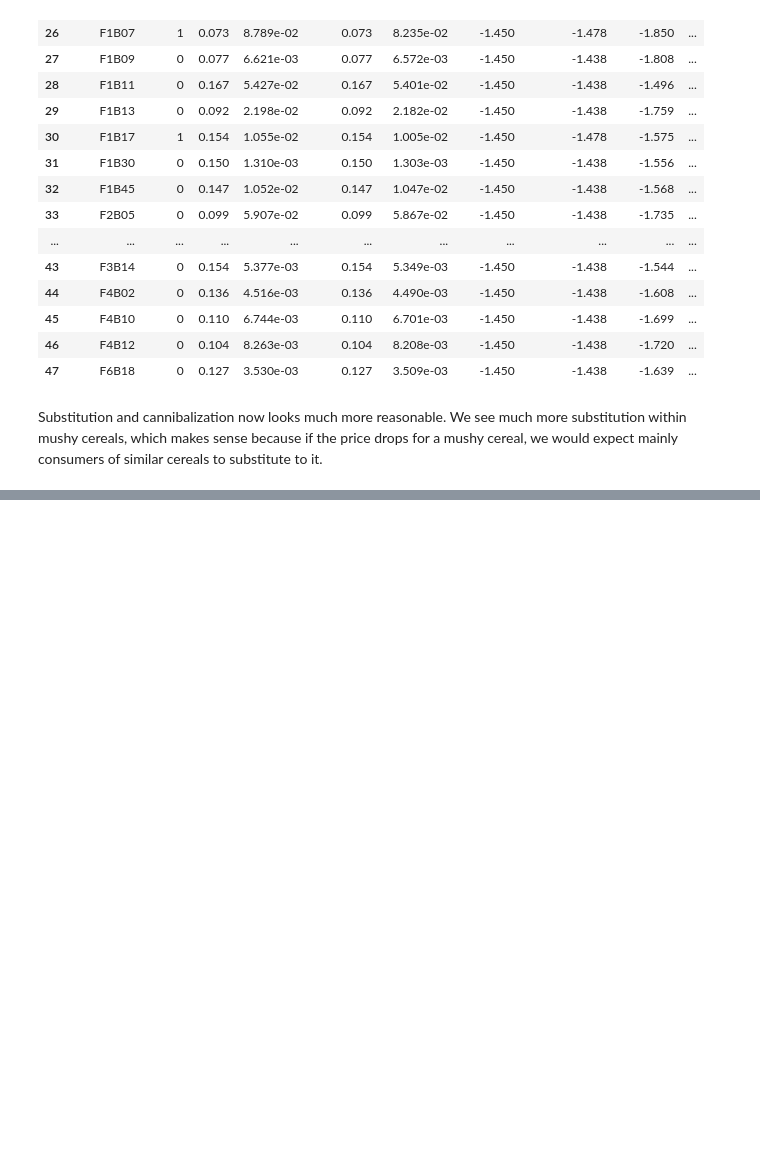
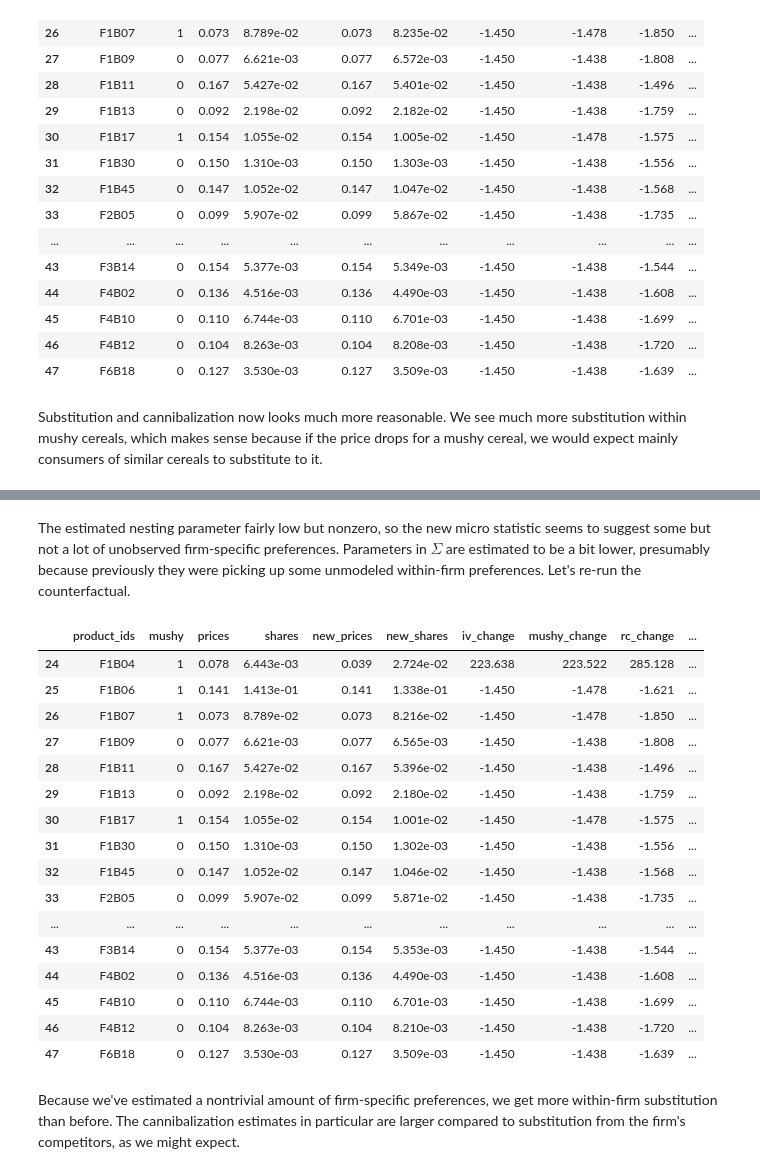
Before and after one commit to Mixtape-Sessions/Demand-Estimation, a Jupyter notebook: Exercises/Exercise-3/Solutions.ipynb, the cells around one changed output, grey strips where cells are left out. Drawn from its saved outputs; the diff is of its cells as text; code cells hidden in the pictures; blank space fills up the shorter version.

```diff
--- a/Exercises/Exercise-3/Solutions.ipynb
+++ b/Exercises/Exercise-3/Solutions.ipynb
@@ -281,0 +471,5 @@ Substitution and cannibalization now looks much more reasonable. We see much mor
+# %%
+agent_data['agent_indices'] = agent_data.groupby('market_ids').cumcount()
+micro_data = micro_data.merge(agent_data[['market_ids', 'agent_indices', 'log_income']], on=['market_ids', 'agent_indices'])
+micro_data = micro_data.drop(columns='agent_indices')
+micro_data
@@ -281,0 +605,4 @@ Substitution and cannibalization now looks much more reasonable. We see much mor
+# %%
+product_data['nesting_ids'] = product_data['product_ids'].str[:2]
+rcnl_problem = pyblp.Problem(product_formulations, product_data, agent_formulation, agent_data)
+rcnl_problem
@@ -281,0 +627,5 @@ Substitution and cannibalization now looks much more reasonable. We see much mor
+# %%
+compute_firm_values = lambda t, p, a: np.ones((a.size, p.size, 1 + p.size)) * (p.nesting_ids == np.c_[[''], p.nesting_ids.T])
+firm_part = pyblp.MicroPart("P(firm_j = firm_k | j > 0)", diversion_dataset, compute_firm_values)
+firm_moment = pyblp.MicroMoment("P(firm_j = firm_k | j > 0)", 0.35, firm_part)
+firm_moment
@@ -281,0 +636,19 @@ Substitution and cannibalization now looks much more reasonable. We see much mor
+# %%
+pyblp.options.verbose = True
+rcnl_results = rcnl_problem.solve(
+    sigma=[
+        [2, 0, 0],
+        [0, 4, 0],
+        [0, 0, 6],
+    ],
+    pi=[
+        [-0.3],
+        [0.1],
+        [-6],
+    ],
+    rho=0.1,
+    method='1s',
+    optimization=optimization,
+    micro_moments=[income_moment, outside_moment, mushy_moment, firm_moment],
+)
+pyblp.options.verbose = False
@@ -281,0 +673,26 @@ Substitution and cannibalization now looks much more reasonable. We see much mor
+# %% [markdown]
+The estimated nesting parameter fairly low but nonzero, so the new micro statistic seems to suggest some but not a lot of unobserved firm-specific preferences. Parameters in $\Sigma$ are estimated to be a bit lower, presumably because previously they were picking up some unmodeled within-firm preferences.  Let's re-run the counterfactual.
+# %%
+counterfactual_data['new_shares'] = rcnl_results.compute_shares(market_id=counterfactual_market, prices=counterfactual_data['new_prices'])
+counterfactual_data['rcnl_change'] = 100 * (counterfactual_data['new_shares'] - counterfactual_data['shares']) / counterfactual_data['shares']
+counterfactual_data
+# %% [output]
+|  | product_ids | mushy | prices | shares | new_prices | new_shares | iv_change | mushy_change | rc_change | ... |
+| 24 | F1B04 | 1 | 0.078 | 6.443e-03 | 0.039 | 2.724e-02 | 223.638 | 223.522 | 285.128 | ... |
+| 25 | F1B06 | 1 | 0.141 | 1.413e-01 | 0.141 | 1.338e-01 | -1.450 | -1.478 | -1.621 | ... |
+| 26 | F1B07 | 1 | 0.073 | 8.789e-02 | 0.073 | 8.216e-02 | -1.450 | -1.478 | -1.850 | ... |
+| 27 | F1B09 | 0 | 0.077 | 6.621e-03 | 0.077 | 6.565e-03 | -1.450 | -1.438 | -1.808 | ... |
+| 28 | F1B11 | 0 | 0.167 | 5.427e-02 | 0.167 | 5.396e-02 | -1.450 | -1.438 | -1.496 | ... |
+| 29 | F1B13 | 0 | 0.092 | 2.198e-02 | 0.092 | 2.180e-02 | -1.450 | -1.438 | -1.759 | ... |
+| 30 | F1B17 | 1 | 0.154 | 1.055e-02 | 0.154 | 1.001e-02 | -1.450 | -1.478 | -1.575 | ... |
+| 31 | F1B30 | 0 | 0.150 | 1.310e-03 | 0.150 | 1.302e-03 | -1.450 | -1.438 | -1.556 | ... |
+| 32 | F1B45 | 0 | 0.147 | 1.052e-02 | 0.147 | 1.046e-02 | -1.450 | -1.438 | -1.568 | ... |
+| 33 | F2B05 | 0 | 0.099 | 5.907e-02 | 0.099 | 5.871e-02 | -1.450 | -1.438 | -1.735 | ... |
+| ... | ... | ... | ... | ... | ... | ... | ... | ... | ... | ... |
+| 43 | F3B14 | 0 | 0.154 | 5.377e-03 | 0.154 | 5.353e-03 | -1.450 | -1.438 | -1.544 | ... |
+| 44 | F4B02 | 0 | 0.136 | 4.516e-03 | 0.136 | 4.490e-03 | -1.450 | -1.438 | -1.608 | ... |
+| 45 | F4B10 | 0 | 0.110 | 6.744e-03 | 0.110 | 6.701e-03 | -1.450 | -1.438 | -1.699 | ... |
+| 46 | F4B12 | 0 | 0.104 | 8.263e-03 | 0.104 | 8.210e-03 | -1.450 | -1.438 | -1.720 | ... |
+| 47 | F6B18 | 0 | 0.127 | 3.530e-03 | 0.127 | 3.509e-03 | -1.450 | -1.438 | -1.639 | ... |
+# %% [markdown]
+Because we've estimated a nontrivial amount of firm-specific preferences, we get more within-firm substitution than before. The cannibalization estimates in particular are larger compared to substitution from the firm's competitors, as we might expect.
```
Also changed, not shown: parts of 43 cells of this notebook, 3 other files.
